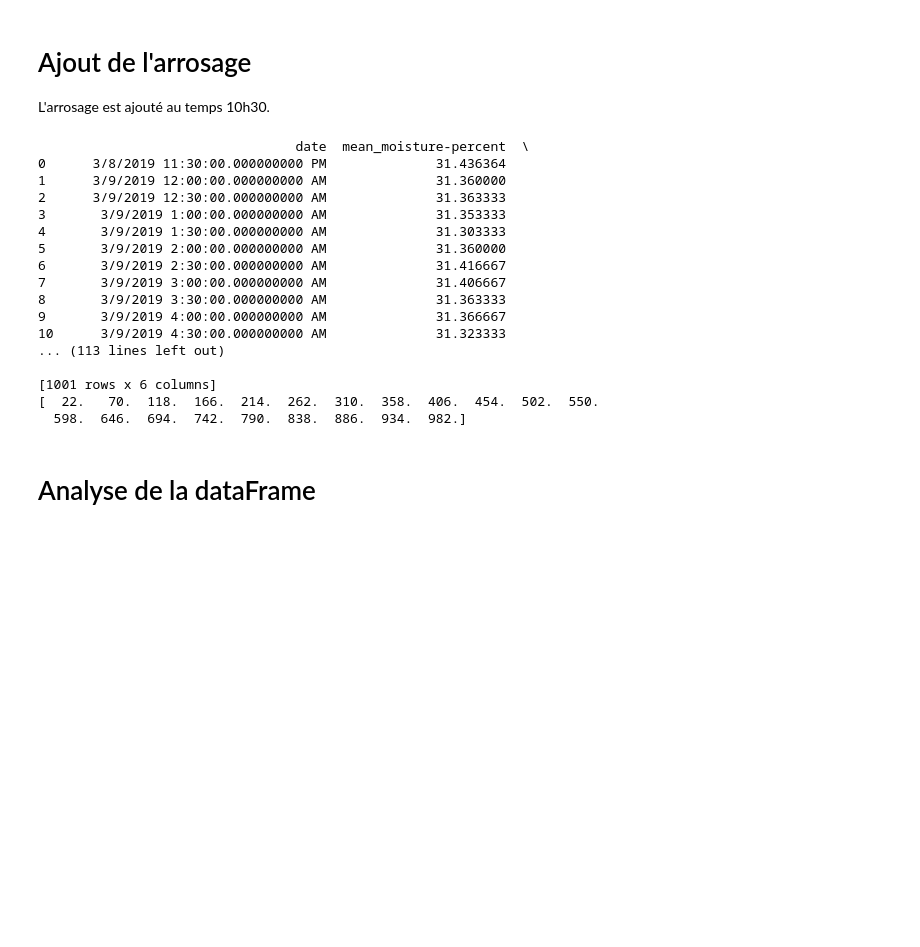
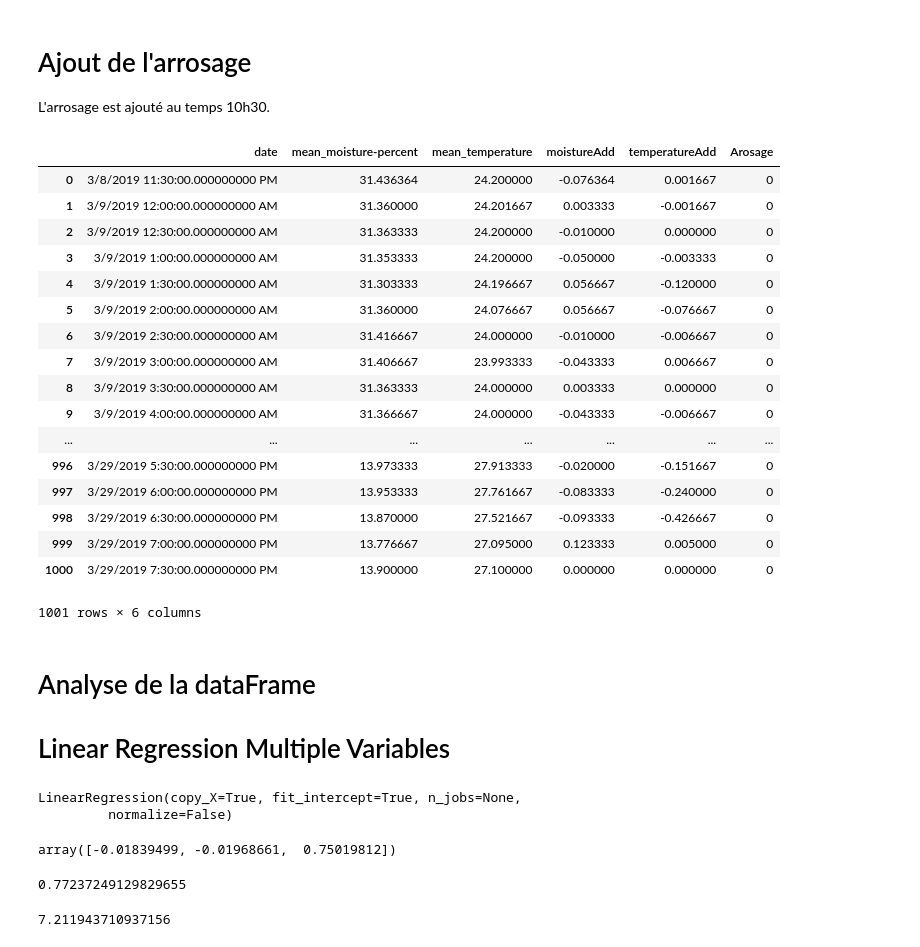
Before and after one commit to cui-unige/BSc-sensor-machine-learning, a Jupyter notebook: ML Integration.ipynb, the cells around one changed output. Drawn from its saved outputs; the diff is of its cells as text; code cells hidden in the pictures; blank space fills up the shorter version.

Commit message:
Regression Lineaire

```diff
--- a/ML Integration.ipynb
+++ b/ML Integration.ipynb
@@ -67,8 +67,8 @@ df = pd.read_csv('Data2learn2.csv')
 #print(df.iloc[:,2])
 
 #Création des deux autres colonnes
-df['moisture+1'] = df.index
-df['temperature+1'] = df.index
+df['moistureAdd'] = df.index
+df['temperatureAdd'] = df.index
 
 # size
 nligne = df.shape[0]
@@ -82,5 +82,5 @@ df.iloc[nligne-1, 3] = 0
 df.iloc[nligne-1, 4] = 0
 
 
-print(df)
+#df
 # %% [output]
@@ -108,29 +109,53 @@ L'arrosage est ajouté au temps 10h30.
 # %%
 df['Arosage'] = df.index
 liste10h30 = np.linspace(22,982,int((982-22)/48)+1)
 
 
 df.iloc[:,5] = 0
 for i in liste10h30:
     df.iloc[int(i),5] = 10
-print(df)
+df
 # %% [output]
+|  | date | mean_moisture-percent | mean_temperature | moistureAdd | temperatureAdd | Arosage |
+| 0 | 3/8/2019 11:30:00.000000000 PM | 31.436364 | 24.200000 | -0.076364 | 0.001667 | 0 |
+| 1 | 3/9/2019 12:00:00.000000000 AM | 31.360000 | 24.201667 | 0.003333 | -0.001667 | 0 |
+| 2 | 3/9/2019 12:30:00.000000000 AM | 31.363333 | 24.200000 | -0.010000 | 0.000000 | 0 |
+| 3 | 3/9/2019 1:00:00.000000000 AM | 31.353333 | 24.200000 | -0.050000 | -0.003333 | 0 |
+| 4 | 3/9/2019 1:30:00.000000000 AM | 31.303333 | 24.196667 | 0.056667 | -0.120000 | 0 |
+| 5 | 3/9/2019 2:00:00.000000000 AM | 31.360000 | 24.076667 | 0.056667 | -0.076667 | 0 |
+| 6 | 3/9/2019 2:30:00.000000000 AM | 31.416667 | 24.000000 | -0.010000 | -0.006667 | 0 |
+| 7 | 3/9/2019 3:00:00.000000000 AM | 31.406667 | 23.993333 | -0.043333 | 0.006667 | 0 |
+| 8 | 3/9/2019 3:30:00.000000000 AM | 31.363333 | 24.000000 | 0.003333 | 0.000000 | 0 |
+| 9 | 3/9/2019 4:00:00.000000000 AM | 31.366667 | 24.000000 | -0.043333 | -0.006667 | 0 |
+| ... | ... | ... | ... | ... | ... | ... |
+| 996 | 3/29/2019 5:30:00.000000000 PM | 13.973333 | 27.913333 | -0.020000 | -0.151667 | 0 |
+| 997 | 3/29/2019 6:00:00.000000000 PM | 13.953333 | 27.761667 | -0.083333 | -0.240000 | 0 |
+| 998 | 3/29/2019 6:30:00.000000000 PM | 13.870000 | 27.521667 | -0.093333 | -0.426667 | 0 |
+| 999 | 3/29/2019 7:00:00.000000000 PM | 13.776667 | 27.095000 | 0.123333 | 0.005000 | 0 |
+| 1000 | 3/29/2019 7:30:00.000000000 PM | 13.900000 | 27.100000 | 0.000000 | 0.000000 | 0 |
-                                 date  mean_moisture-percent  \
-0      3/8/2019 11:30:00.000000000 PM              31.436364
-1      3/9/2019 12:00:00.000000000 AM              31.360000
-2      3/9/2019 12:30:00.000000000 AM              31.363333
-3       3/9/2019 1:00:00.000000000 AM              31.353333
-4       3/9/2019 1:30:00.000000000 AM              31.303333
-5       3/9/2019 2:00:00.000000000 AM              31.360000
-6       3/9/2019 2:30:00.000000000 AM              31.416667
-7       3/9/2019 3:00:00.000000000 AM              31.406667
-8       3/9/2019 3:30:00.000000000 AM              31.363333
-9       3/9/2019 4:00:00.000000000 AM              31.366667
-10      3/9/2019 4:30:00.000000000 AM              31.323333
-... (113 lines left out)
-
-[1001 rows x 6 columns]
-[  22.   70.  118.  166.  214.  262.  310.  358.  406.  454.  502.  550.
-  598.  646.  694.  742.  790.  838.  886.  934.  982.]
+1001 rows × 6 columns
 # %% [markdown]
 # Analyse de la dataFrame
+
+
+# Linear Regression Multiple Variables
+# %%
+from sklearn import linear_model
+
+reg = linear_model.LinearRegression()
+reg.fit(df[['mean_moisture-percent','mean_temperature','Arosage']],df.moistureAdd)
+# %% [output]
+LinearRegression(copy_X=True, fit_intercept=True, n_jobs=None,
+         normalize=False)
+# %%
+reg.coef_
+# %% [output]
+array([-0.01839499, -0.01968661,  0.75019812])
+# %%
+reg.intercept_
+# %% [output]
+0.77237249129829655
+# %%
+reg.predict([[31,25,10]])[0]
+# %% [output]
+7.211943710937156
```
Also changed, not shown: parts of 7 cells of this notebook.
